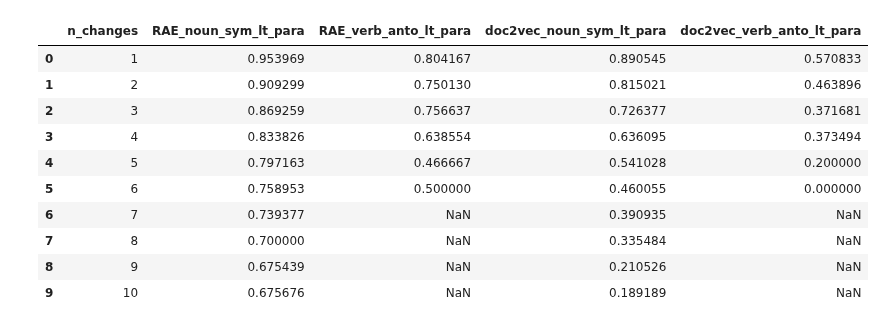
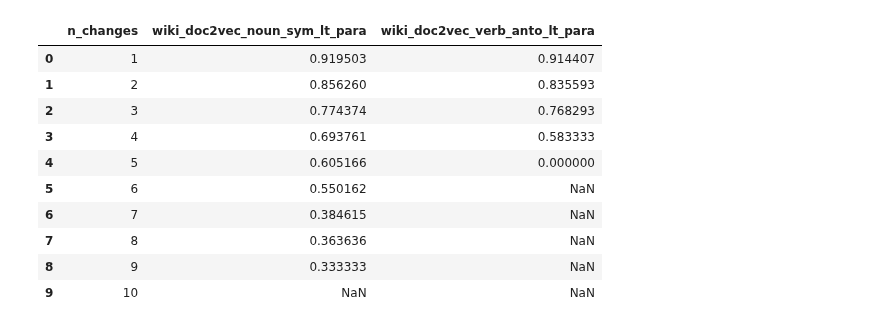
Before and after one commit to oxinabox/phd, a Jupyter notebook: prototypes/Projects/SemanticVsSyntacticEval/results_analysis.ipynb, the cells around one changed output. Saved outputs shown, nothing was run; the diff lists cells and outputs as text; code cells hidden in the pictures.

```diff
--- a/prototypes/Projects/SemanticVsSyntacticEval/results_analysis.ipynb
+++ b/prototypes/Projects/SemanticVsSyntacticEval/results_analysis.ipynb
@@ -39,33 +39,37 @@ def get_dists_table(embedding_filename, max_corruption = 10):
         dists["noun_sym_" + str(corruption_level)] = load_link_distances(link_filename, embeddings)
     return dists
 # %%
-rae_dists = get_dists_table("outVectors_RAE2011.csv")
-doc2vec_dists = get_dists_table("outVectors_wiki_doc2vec.csv")
+#rae_dists = get_dists_table("outVectors_RAE2011.csv")
+#wiki_doc2vec_dists = get_dists_table("outVectors_wiki_doc2vec.csv")
+#hansard_doc2vec_dists = get_dists_table("outVectors_hansard_doc2vec.csv")
+wiki_doc2vec_dists = get_dists_table("outVectors_wiki_sentence_doc2vec.csv")
 # %%
 def n_closer_than_paraphrase(prefix, dists):
     """
     prefix : eg "verb_anto_" or  "noun_sym_"
     """
     return [(dists.paraphrase > dists[prefix+str(nchanges)]).sum()/dists[prefix+str(nchanges)].count() for nchanges in range(1,11)]
 
 comparative_distances = pd.DataFrame()
 
 comparative_distances["n_changes"] = list(range(1,11))
-comparative_distances["RAE_noun_sym_lt_para"] = n_closer_than_paraphrase("noun_sym_", rae_dists)
-comparative_distances["RAE_verb_anto_lt_para"] = n_closer_than_paraphrase("verb_anto_", rae_dists)
-comparative_distances["doc2vec_noun_sym_lt_para"] = n_closer_than_paraphrase("noun_sym_", doc2vec_dists)
-comparative_distances["doc2vec_verb_anto_lt_para"] = n_closer_than_paraphrase("verb_anto_", doc2vec_dists)
+#comparative_distances["RAE_noun_sym_lt_para"] = n_closer_than_paraphrase("noun_sym_", rae_dists)
+#comparative_distances["RAE_verb_anto_lt_para"] = n_closer_than_paraphrase("verb_anto_", rae_dists)
+comparative_distances["wiki_doc2vec_noun_sym_lt_para"] = n_closer_than_paraphrase("noun_sym_", wiki_doc2vec_dists)
+comparative_distances["wiki_doc2vec_verb_anto_lt_para"] = n_closer_than_paraphrase("verb_anto_", wiki_doc2vec_dists)
+#comparative_distances["hansard_doc2vec_noun_sym_lt_para"] = n_closer_than_paraphrase("noun_sym_", hansard_doc2vec_dists)
+#comparative_distances["hansard_doc2vec_verb_anto_lt_para"] = n_closer_than_paraphrase("verb_anto_", hansard_doc2vec_dists)
 comparative_distances
 # %% [output]
-|  | n_changes | RAE_noun_sym_lt_para | RAE_verb_anto_lt_para | doc2vec_noun_sym_lt_para | doc2vec_verb_anto_lt_para |
-| 0 | 1 | 0.953969 | 0.804167 | 0.890545 | 0.570833 |
-| 1 | 2 | 0.909299 | 0.750130 | 0.815021 | 0.463896 |
-| 2 | 3 | 0.869259 | 0.756637 | 0.726377 | 0.371681 |
-| 3 | 4 | 0.833826 | 0.638554 | 0.636095 | 0.373494 |
-| 4 | 5 | 0.797163 | 0.466667 | 0.541028 | 0.200000 |
-| 5 | 6 | 0.758953 | 0.500000 | 0.460055 | 0.000000 |
-| 6 | 7 | 0.739377 | NaN | 0.390935 | NaN |
-| 7 | 8 | 0.700000 | NaN | 0.335484 | NaN |
-| 8 | 9 | 0.675439 | NaN | 0.210526 | NaN |
-| 9 | 10 | 0.675676 | NaN | 0.189189 | NaN |
+|  | n_changes | wiki_doc2vec_noun_sym_lt_para | wiki_doc2vec_verb_anto_lt_para |
+| 0 | 1 | 0.919503 | 0.914407 |
+| 1 | 2 | 0.856260 | 0.835593 |
+| 2 | 3 | 0.774374 | 0.768293 |
+| 3 | 4 | 0.693761 | 0.583333 |
+| 4 | 5 | 0.605166 | 0.000000 |
+| 5 | 6 | 0.550162 | NaN |
+| 6 | 7 | 0.384615 | NaN |
+| 7 | 8 | 0.363636 | NaN |
+| 8 | 9 | 0.333333 | NaN |
+| 9 | 10 | NaN | NaN |
 # %%
```
Also changed, not shown: parts of 6 cells of this notebook, 5 other files.
